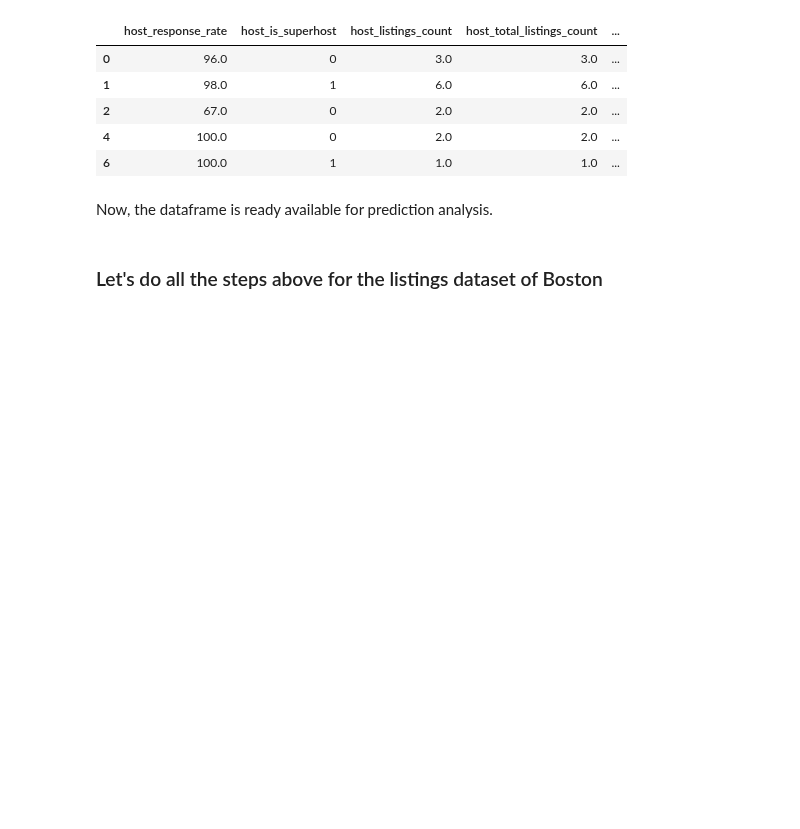
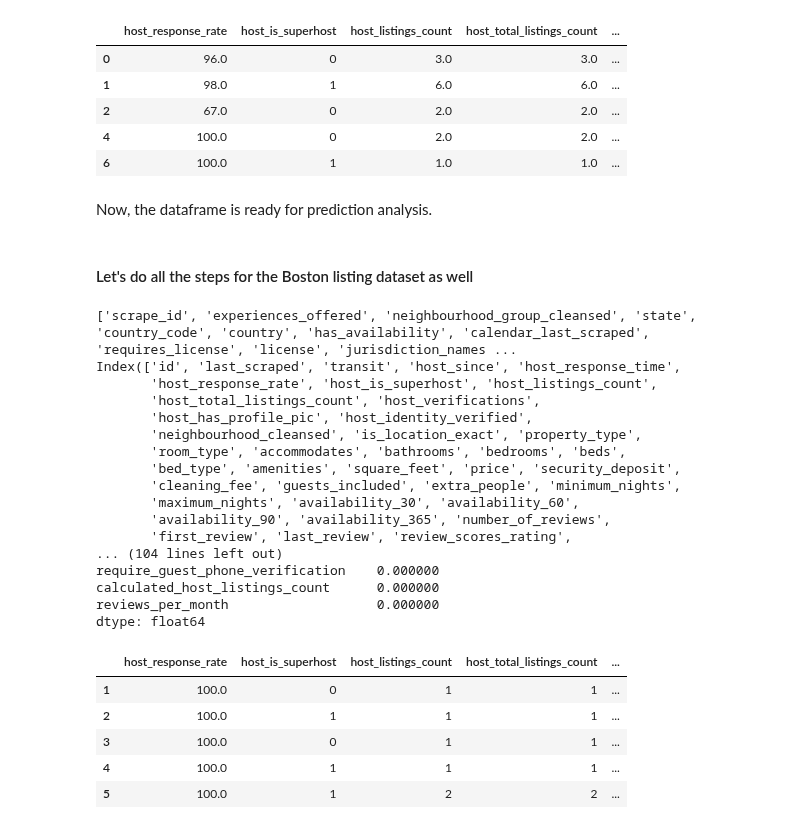
Before and after one commit to Duratorre/AirBnB-Data-Analysis, a Jupyter notebook: Analysis.ipynb, the cells around one changed output. Saved outputs shown, nothing was run; the diff lists cells and outputs as text; code cells hidden in the pictures; blank space fills up the shorter version.

```diff
--- a/Analysis.ipynb
+++ b/Analysis.ipynb
@@ -792,9 +775,9 @@ df_lis_pred.head()
 | 4 | 100.0 | 0 | 2.0 | 2.0 | ... |
 | 6 | 100.0 | 1 | 1.0 | 1.0 | ... |
 # %% [markdown]
-Now, the dataframe is ready available for prediction analysis.
+Now, the dataframe is ready for prediction analysis.
 # %% [markdown]
-### Let's do all the steps above for the listings dataset of Boston
+#### Let's do all the steps for the Boston listing dataset as well
 # %%
 # remove all columns with url
 lis_bos = df_lis_bos.loc[:,~df_lis_bos.columns.str.contains('url', case = False)]
@@ -805,76 +788,102 @@ for col in list(lis_bos.columns):
     if lis_bos[col].unique().shape[0]==1:
         unique_values.append(col)
 
+unique_values.remove('last_scraped')
 print(unique_values)
 
 lis_bos_nounq = lis_bos.drop(columns=unique_values)
 
 # remove unnecessary columns
-unnec_col = ['summary', 'space', 'description','access', 'interaction', 'house_rules', 'name', 'host_id', 'host_name',
-             'host_since', 'host_location', 'host_about', 'host_neighbourhood', 'neighborhood_overview', 'notes', 'street',
-             'neighbourhood_cleansed', 'city', 'zipcode', 'smart_location', 'latitude', 'longitude', 'weekly_price',
-             'monthly_price', 'calendar_updated', 'availability_30', 'availability_60', 'availability_90', 'availability_365',
-             'first_review', 'last_review', 'review_scores_accuracy', 'review_scores_cleanliness', 'review_scores_checkin',
-             'review_scores_communication', 'review_scores_location', 'review_scores_value']
+unnec_col = ['summary', 'space', 'description','name', 'host_id', 'host_name', 'host_location', 'host_about',
+             'host_neighbourhood', 'neighborhood_overview', 'neighbourhood', 'notes', 'market',
+             'street', 'city', 'zipcode', 'smart_location', 'latitude', 'longitude', 'weekly_price', 'monthly_price',
+             'host_acceptance_rate', 'calendar_updated', 'access', 'interaction', 'host_acceptance_rate', 'house_rules']
 
 lis_bos_nec = lis_bos_nounq.drop(columns=unnec_col)
 
 print(lis_bos_nec.columns)
 print(lis_bos_nec.isna().mean())
 
-# dropping columns with no relevance for price, as well as columns with majority on nan values, like
-lis_bos_new = lis_bos_nec.drop(columns=['host_acceptance_rate', 'square_feet'])
+# dropping columns with majority on nan values
+lis_bos_new = lis_bos_nec.drop(columns=['square_feet'])
 
-# dropping rows with no ratings, as we can't perform correlation on those values
+# dropping rows with nans in review_scores_ratings, host_response_rate, review_scores_accuracy and review_scores_location
 lis_bos_new.dropna(axis=0, how='any', subset=['review_scores_rating'], inplace=True)
+lis_bos_new.dropna(axis=0, how='any', subset=['host_response_rate'], inplace=True)
+lis_bos_new.dropna(axis=0, how='any', subset=['review_scores_accuracy'], inplace=True)
+lis_bos_new.dropna(axis=0, how='any', subset=['review_scores_location'], inplace=True)
+lis_bos_new.isna().mean()
 
-# taking rows where host_response_rate is not null
-lis_bos_clean = lis_bos_new[~lis_bos_new['host_response_rate'].isnull()]
-print(lis_bos_clean.isna().mean())
-lis_bos_clean.head()
-
+# data conversion
+# float columns
+lis_bos_clean = lis_bos_new
 lis_bos_clean.loc[:,'host_response_rate'] = lis_bos_clean['host_response_rate'].str.replace('%', '').astype(float)
 lis_bos_clean.loc[:,'price'] = lis_bos_clean['price'].str.replace('$', '').str.replace(',', '').astype(float)
-#lis_bos_clean.loc[:,'price'] = lis_bos_clean['price'].str.replace(',', '').astype(float)
 lis_bos_clean.loc[:,'security_deposit'] = lis_bos_clean['security_deposit'].str.replace('$', '').str.replace(',', '').astype(float)
-#lis_bos_clean.loc[:,'security_deposit'] = lis_bos_clean['security_deposit'].str.replace(',', '').astype(float)
 lis_bos_clean.loc[:,'cleaning_fee'] = lis_bos_clean['cleaning_fee'].str.replace('$', '').astype(float)
 lis_bos_clean.loc[:,'extra_people'] = lis_bos_clean['extra_people'].str.replace('$', '').astype(float)
 
+# boolean columns
 lis_bos_clean.replace('t', 1, inplace=True)
 lis_bos_clean.replace('f', 0, inplace=True)
 
+# compute null values
 lis_bos_clean['bedrooms'].fillna(0, inplace=True) # as there can be homes w/o bedrooms
 lis_bos_clean['bathrooms'].fillna(1, inplace=True) # all houses are entire building apartments or single rooms, there has to be a bathroom
 lis_bos_clean['security_deposit'].fillna(0, inplace=True)
 lis_bos_clean['cleaning_fee'].fillna(0, inplace=True)
-lis_bos_clean['beds'].fillna(1, inplace=True)
+lis_bos_clean['beds'].fillna(0, inplace=True)
 
 print(lis_bos_clean.isna().mean())
 
-# Extracting features from categorical columns
+# create new features
+lis_bos_clean['host_seniority'] = (pd.to_datetime(lis_bos_clean['last_scraped']) - pd.to_datetime(lis_bos_clean['host_since'])).dt.days
+lis_bos_clean['days_since_first_review'] = (pd.to_datetime(lis_bos_clean['last_scraped']) - pd.to_datetime(lis_bos_clean['first_review'])).dt.days
+lis_bos_clean['days_since_last_review'] = (pd.to_datetime(lis_bos_clean['last_scraped']) - pd.to_datetime(lis_bos_clean['last_review'])).dt.days
+lis_bos_clean.drop(columns=['last_scraped', 'host_since', 'first_review', 'last_review'], inplace = True)
 
+# extract features from categorical columns
 bos_lis_feat = extract_features(lis_bos_clean, ['amenities', 'host_verifications'])
-
-one_hot_columns = ['host_response_time', 'neighbourhood', 'property_type', 'room_type', 'bed_type', 'cancellation_policy', 'market']
-bos_lis_ohe = pd.get_dummies(data = bos_lis_feat, columns = one_hot_columns)  #, drop_first=True)
+one_hot_columns = ['host_response_time', 'neighbourhood_cleansed', 'property_type', 'room_type', 'bed_type', 'cancellation_policy']
+bos_lis_ohe = pd.get_dummies(data = bos_lis_feat, columns = one_hot_columns, dummy_na = False)
 bos_lis_ohe.head()
 
-# One Hot Encoding for transportation
-
+# one hot encoding for transportation
 transport_means = ['Bus', 'Light Rail', 'Ferry', 'Heavy Rail', 'Train', 'Metro', 'NaN']
 
 bos_lis_ohe['transit'].fillna("NaN", inplace=True)
 
 for mean in transport_means:  #[:-1]:
     booleans = bos_lis_ohe['transit'].str.contains(mean, False)    #re.find(mean, 'hello', re.IGNORECASE)
     new_col = [int(boolean) for boolean in booleans]
     new_col_name = 'transit_{}'.format(mean)
     bos_lis_ohe[new_col_name] = new_col
 
 bos_lis_ohe.drop(columns='transit', inplace=True)
-bos_lis_ohe.head()
 
 bos_lis_pred = bos_lis_ohe.drop(columns='id')
 bos_lis_pred.head()
-bos_lis_pred.isna().mean()
+# %% [output]
+['scrape_id', 'experiences_offered', 'neighbourhood_group_cleansed', 'state', 'country_code', 'country', 'has_availability', 'calendar_last_scraped', 'requires_license', 'license', 'jurisdiction_names ...
+Index(['id', 'last_scraped', 'transit', 'host_since', 'host_response_time',
+       'host_response_rate', 'host_is_superhost', 'host_listings_count',
+       'host_total_listings_count', 'host_verifications',
+       'host_has_profile_pic', 'host_identity_verified',
+       'neighbourhood_cleansed', 'is_location_exact', 'property_type',
+       'room_type', 'accommodates', 'bathrooms', 'bedrooms', 'beds',
+       'bed_type', 'amenities', 'square_feet', 'price', 'security_deposit',
+       'cleaning_fee', 'guests_included', 'extra_people', 'minimum_nights',
+       'maximum_nights', 'availability_30', 'availability_60',
+       'availability_90', 'availability_365', 'number_of_reviews',
+       'first_review', 'last_review', 'review_scores_rating',
+... (104 lines left out)
+require_guest_phone_verification    0.000000
+calculated_host_listings_count      0.000000
+reviews_per_month                   0.000000
+dtype: float64
+|  | host_response_rate | host_is_superhost | host_listings_count | host_total_listings_count | ... |
+| 1 | 100.0 | 0 | 1 | 1 | ... |
+| 2 | 100.0 | 1 | 1 | 1 | ... |
+| 3 | 100.0 | 0 | 1 | 1 | ... |
+| 4 | 100.0 | 1 | 1 | 1 | ... |
+| 5 | 100.0 | 1 | 2 | 2 | ... |
```
Also changed, not shown: parts of 58 cells of this notebook.
